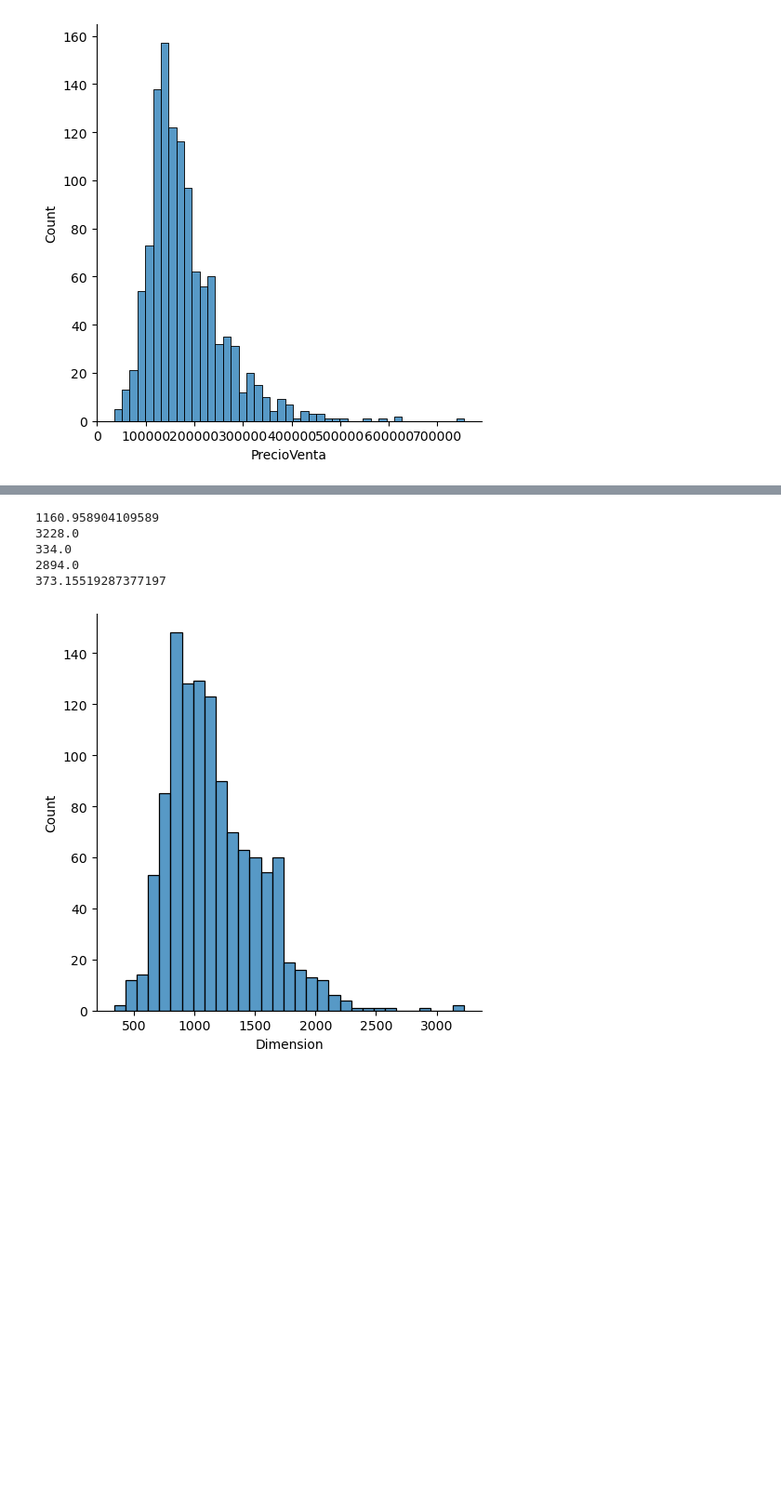
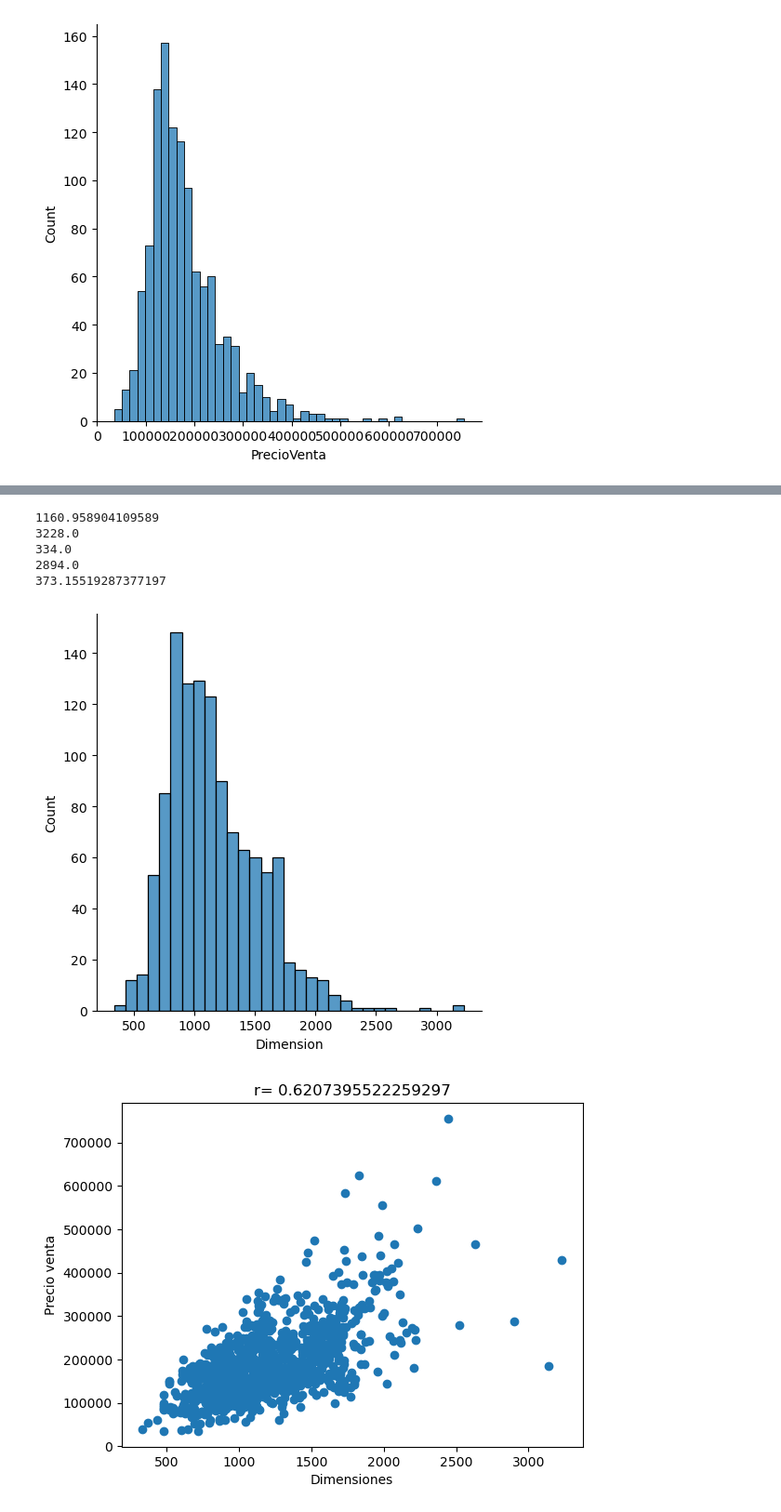
Before and after one commit to EdgarMazariegos/Proyecto1python, a Jupyter notebook: proyecto1.ipynb, the cells around one changed output, grey strips where cells are left out. Shown at 93% size. Drawn from its saved outputs; the diff is of its cells as text; code cells hidden in the pictures; blank space fills up the shorter version.

```diff
--- a/proyecto1.ipynb
+++ b/proyecto1.ipynb
@@ -91,26 +91,39 @@ plt.show()
 # %%
 #Explorando valores de Dimension
 
 dmedia=np.mean(dimension_train)
 print(dmedia)
 dmaximo=np.amax(dimension_train)
 print(dmaximo)
 dminimo=np.amin(dimension_train)
 print(dminimo)
 drango=np.ptp(dimension_train)
 print(drango)
 dstd=np.std(dimension_train)
 print(dstd)
 
+
+corrdimension=np.array(np.corrcoef(dimension_train,precioventa_train))
+
+#Histograma de dimension
 sns.displot(dimension_train)
 plt.show()
+
+
+#Calculando el coeficiente de correlación entre dimension y precio de venta
+plt.scatter(dimension_train, precioventa_train)
+plt.title(f"r= {corrdimension[0,1]}")
+plt.xlabel("Dimensiones")
+plt.ylabel("Precio venta")
+plt.show()
 # %% [output]
 1160.958904109589
 3228.0
 334.0
 2894.0
 373.15519287377197
 [figure]
+[figure, added]
 # %%
 #Explorando valores de Numero de habitaciones
 
```
Also changed, not shown: parts of 6 cells of this notebook.
